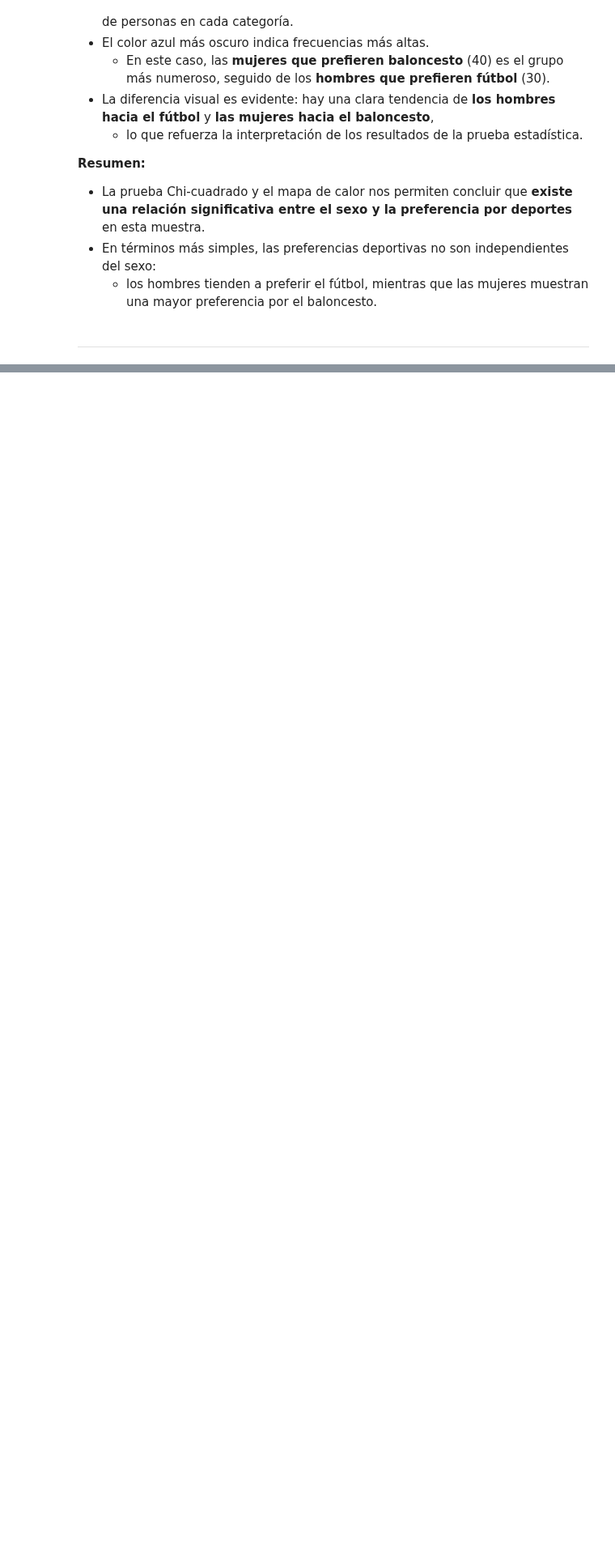
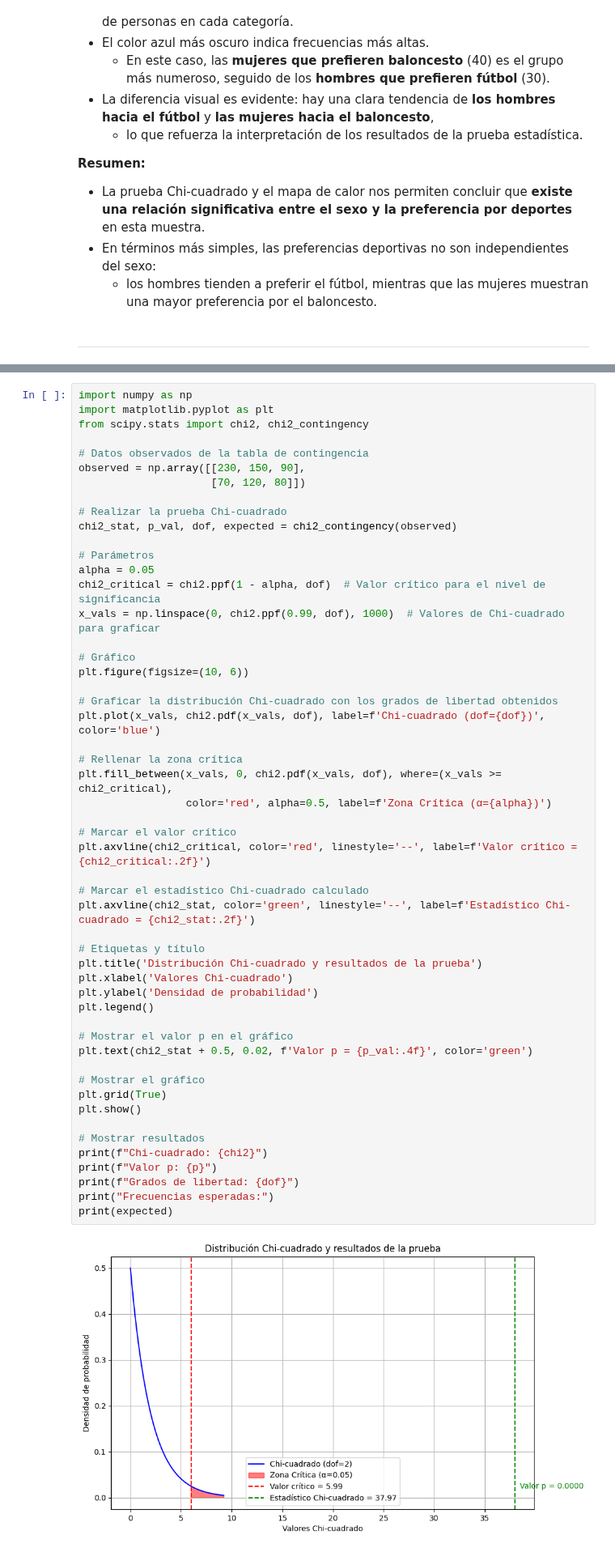
Before and after one commit to DaniCh-Coder/Python-Notes, a Jupyter notebook: ps stats/Multin-TDC/Contingency_table.ipynb, the cells around one changed output, grey strips where cells are left out. Shown at 81% size. Drawn from its saved outputs; the diff is of its cells as text; blank space fills up the shorter version.

```diff
--- a/ps stats/Multin-TDC/Contingency_table.ipynb
+++ b/ps stats/Multin-TDC/Contingency_table.ipynb
@@ -112,0 +164,54 @@ ________________________________________________________________________________
+# %%
+import numpy as np
+import matplotlib.pyplot as plt
+from scipy.stats import chi2, chi2_contingency
+
+# Datos observados de la tabla de contingencia
+observed = np.array([[230, 150, 90],
+                     [70, 120, 80]])
+
+# Realizar la prueba Chi-cuadrado
+chi2_stat, p_val, dof, expected = chi2_contingency(observed)
+
+# Parámetros
+alpha = 0.05
+chi2_critical = chi2.ppf(1 - alpha, dof)  # Valor crítico para el nivel de significancia
+x_vals = np.linspace(0, chi2.ppf(0.99, dof), 1000)  # Valores de Chi-cuadrado para graficar
+
+# Gráfico
+plt.figure(figsize=(10, 6))
+
+# Graficar la distribución Chi-cuadrado con los grados de libertad obtenidos
+plt.plot(x_vals, chi2.pdf(x_vals, dof), label=f'Chi-cuadrado (dof={dof})', color='blue')
+
+# Rellenar la zona crítica
+plt.fill_between(x_vals, 0, chi2.pdf(x_vals, dof), where=(x_vals >= chi2_critical),
+                 color='red', alpha=0.5, label=f'Zona Crítica (α={alpha})')
+
+# Marcar el valor crítico
+plt.axvline(chi2_critical, color='red', linestyle='--', label=f'Valor crítico = {chi2_critical:.2f}')
+
+# Marcar el estadístico Chi-cuadrado calculado
+plt.axvline(chi2_stat, color='green', linestyle='--', label=f'Estadístico Chi-cuadrado = {chi2_stat:.2f}')
+
+# Etiquetas y título
+plt.title('Distribución Chi-cuadrado y resultados de la prueba')
+plt.xlabel('Valores Chi-cuadrado')
+plt.ylabel('Densidad de probabilidad')
+plt.legend()
+
+# Mostrar el valor p en el gráfico
+plt.text(chi2_stat + 0.5, 0.02, f'Valor p = {p_val:.4f}', color='green')
+
+# Mostrar el gráfico
+plt.grid(True)
+plt.show()
+
+# Mostrar resultados
+print(f"Chi-cuadrado: {chi2}")
+print(f"Valor p: {p}")
+print(f"Grados de libertad: {dof}")
+print("Frecuencias esperadas:")
+print(expected)
+# %% [output]
+[figure, added]
```
Also changed, not shown: parts of 13 cells of this notebook.
